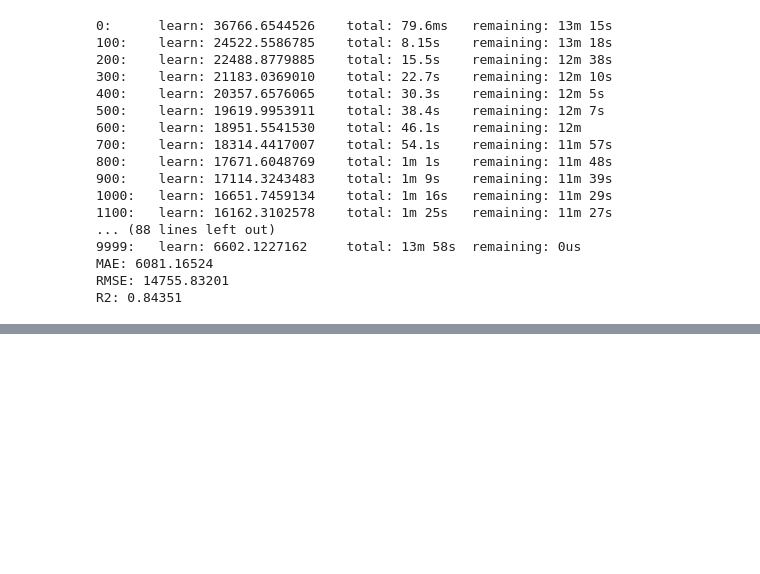
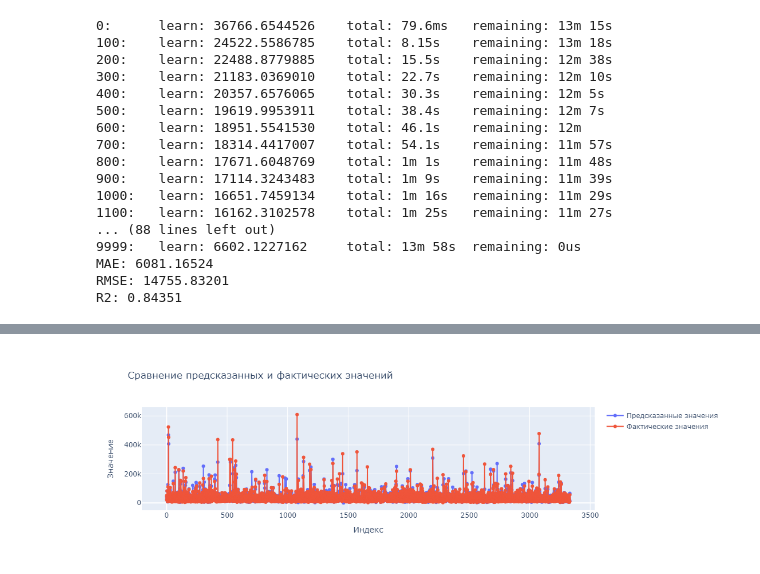
Before and after one commit to dmitryburn/workshop3, a Jupyter notebook: code/Car_price.ipynb, the cells around one changed output, grey strips where cells are left out. Drawn from its saved outputs; the diff is of its cells as text; code cells hidden in the pictures; blank space fills up the shorter version.

Commit message:
add visualization class for predicitions

```diff
--- a/code/Car_price.ipynb
+++ b/code/Car_price.ipynb
@@ -1354,0 +1423,5 @@ R2: 0.84351
+# %%
+visualizer = InteractiveVisualizer(y_pred,np.array(y_test))
+visualizer.plot_static(sort_by_target=False)
+# %% [output]
+[figure, added]
```
Also changed, not shown: parts of 2 cells of this notebook, 1 other file.
